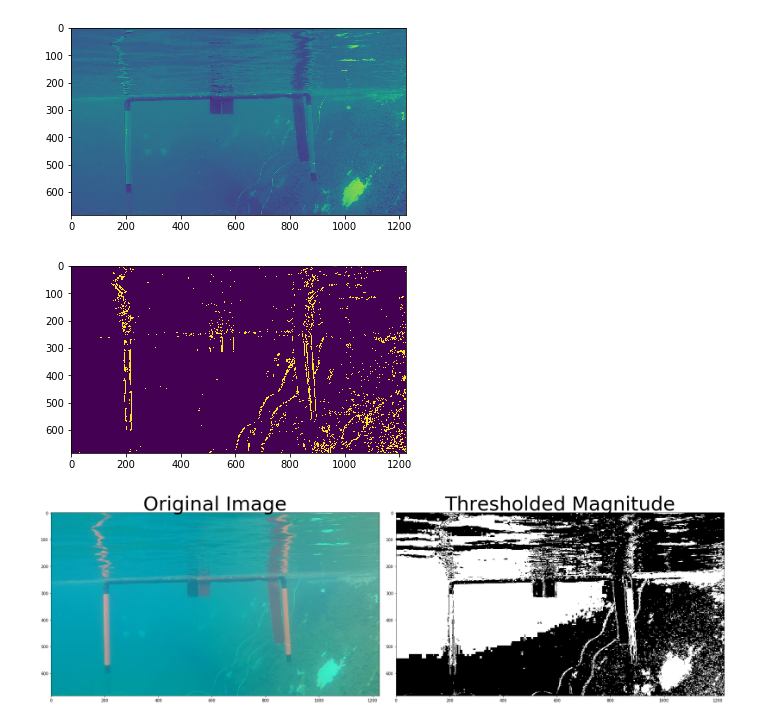
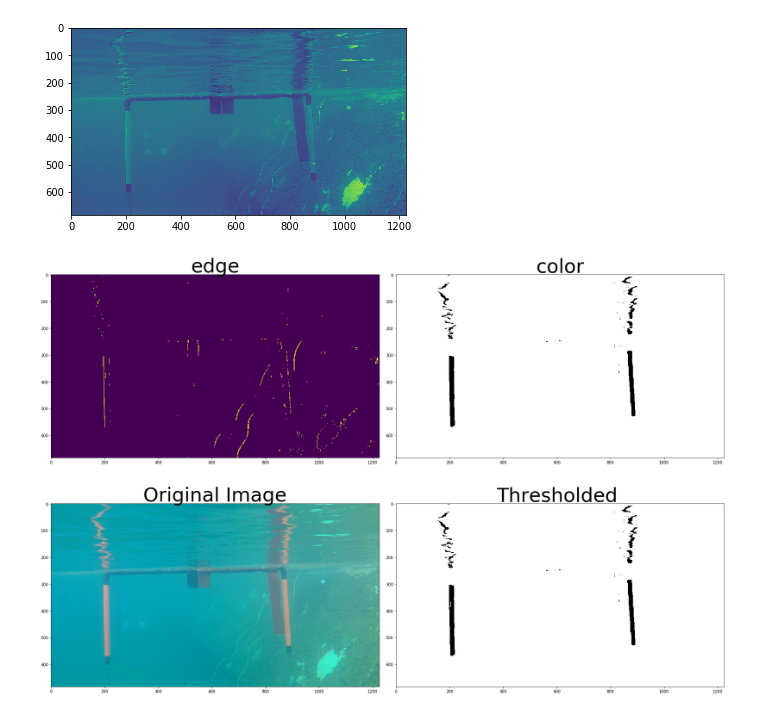
Before and after one commit to YomnaJehad/CarND-Advanced-Lane-Detection, a Jupyter notebook: AUVNoKoto.ipynb, the cells around one changed output. Saved outputs shown, nothing was run; the diff lists cells and outputs as text; code cells hidden in the pictures.

```diff
--- a/AUVNoKoto.ipynb
+++ b/AUVNoKoto.ipynb
@@ -10,8 +10,13 @@ import matplotlib.image as mpimg
 #Now how do i get the calibration parameters of the camera that recorded the video?
 #OKAY for now let's just assume no distortions or whatsoever,
 #let's check for the suitable color spaces and thresholds
-img=mpimg.imread('/home/workspace/CarND-Advanced-Lane-Lines/min00:21.jpg')
-plt.imshow(img)
+img21=mpimg.imread('/home/workspace/CarND-Advanced-Lane-Lines/min00:21.jpg')
+img03=mpimg.imread('/home/workspace/CarND-Advanced-Lane-Lines/min00:03.jpg')
+img11=mpimg.imread('/home/workspace/CarND-Advanced-Lane-Lines/min00:11.jpg')
+
+
+testImage=img21
+plt.imshow(testImage)
 # %% [output]
 <matplotlib.image.AxesImage at 0x...>
 [figure]
@@ -78,58 +83,75 @@ def get_abs_mag_dir_binary(image, abs_thresh=(0, 255),mag_thresh=(0, 255),dir_th
 #Now create a function that returns and image transformed into HSL domain with the S only. (After testing various combinations)
 def get_s_binary(img, s_thresh=(0, 255)):
 
-    hls=cv2.cvtColor(img,cv2.COLOR_RGB2HSV)
+    hsv=cv2.cvtColor(img,cv2.COLOR_RGB2HSV)
     #I remember from the quizes and my trials that the S channel was the best in different lighting conditions so..
-    s=hls[:,:,2]
+    h=hsv[:,:,0]
+    s_thresh= (35,100)
+    binary_output=np.zeros_like(h)
+    binary_output[(h>s_thresh[0]) & (h<=s_thresh[1])]=1
+
+    s=hsv[:,:,0]
+    blue_thres= (,)
+    out2=np.zeros_like(s)
+    out2[(h>blue_thresh[0]) & (h<=blue_thresh[1])]=1
 
 
-    binary_output=np.zeros_like(s)
-    binary_output[(s>s_thresh[0]) & (s<=s_thresh[1])]=1
+    plt.imshow(out2)
 
 
+#     lower_orange = np.array([214,  24, 43])
+#     upper_orange = np.array([260, 80, 43])
+
+#     mask = cv2.inRange(hsv, lower_orange, upper_orange)
+
+#    return mask
     return binary_output
 
 #TESTING
 
-outt=get_abs_mag_dir_binary(img,abs_thresh=(20,100),mag_thresh=(200, 255),dir_thresh=(0.7, 1.3))
-plt.imshow(outt)
-outt=get_s_binary(img,s_thresh=(165,255))
+outt1=get_abs_mag_dir_binary(testImage,abs_thresh=(70,200),mag_thresh=(100, 255),dir_thresh=(0, 1.5))
+#plt.imshow(outt)
 
-"""
-f, (ax1, ax2) = plt.subplots(1, 2, figsize=(24, 9))
+outt2=get_s_binary(testImage,s_thresh=(15,30))
+
+f, (ax3, ax4) = plt.subplots(1, 2, figsize=(24, 9))
 f.tight_layout()
-ax1.imshow(testImages[6])
-ax1.set_title('Original Image', fontsize=50)
-ax2.imshow(outt, cmap='gray')
-ax2.set_title('Thresholded Magnitude', fontsize=50)
+ax3.imshow(outt1)
+ax3.set_title('edge', fontsize=50)
+ax4.imshow(outt2, cmap='gray')
+ax4.set_title('color', fontsize=50)
 plt.subplots_adjust(left=0., right=1, top=0.9, bottom=0.)
-"""
+
 
 
 
 #Now let's define a function that transforms each frame/image into my combined binary frame/image
 def getCombinedBinary(image,Abs_Thresh=(15,100),Mag_Thresh=(100, 255),Dir_Thresh=(0.7, 1.3),S_Thresh=(170,255),Sobel_Kernel=3):
 
     outt1=get_abs_mag_dir_binary(image,abs_thresh=Abs_Thresh,mag_thresh=Mag_Thresh,dir_thresh=Dir_Thresh,sobel_kernel=Sobel_Kernel)
     outt2=get_s_binary(image,s_thresh=S_Thresh)
 
     combined = np.zeros_like(outt2)
     combined[((outt1 == 1) | (outt2 == 1))] = 1
 
     return combined
+
+
+
 """
 #TESTING
 #FIRST FIX THE IMAGE DISTORTION
 image_=cv2.undistort(testImages[5],mtx,dist,None,mtx)
+
 """
-outt=getCombinedBinary(img)
+outt=getCombinedBinary(testImage,Abs_Thresh=(70,200),Mag_Thresh=(100, 255),Dir_Thresh=(0, 1.5),S_Thresh=(35,100))
 f, (ax1, ax2) = plt.subplots(1, 2, figsize=(24, 9))
 f.tight_layout()
-ax1.imshow(img)
+ax1.imshow(testImage)
 ax1.set_title('Original Image', fontsize=50)
 ax2.imshow(outt, cmap='gray')
-ax2.set_title('Thresholded Magnitude', fontsize=50)
+ax2.set_title('Thresholded ', fontsize=50)
 plt.subplots_adjust(left=0., right=1, top=0.9, bottom=0.)
 # %% [output]
-[figure, old version]
+[figure, new version]
-[figure, old version]
+[figure, new version]
```
Also changed, not shown: 2 other files.
